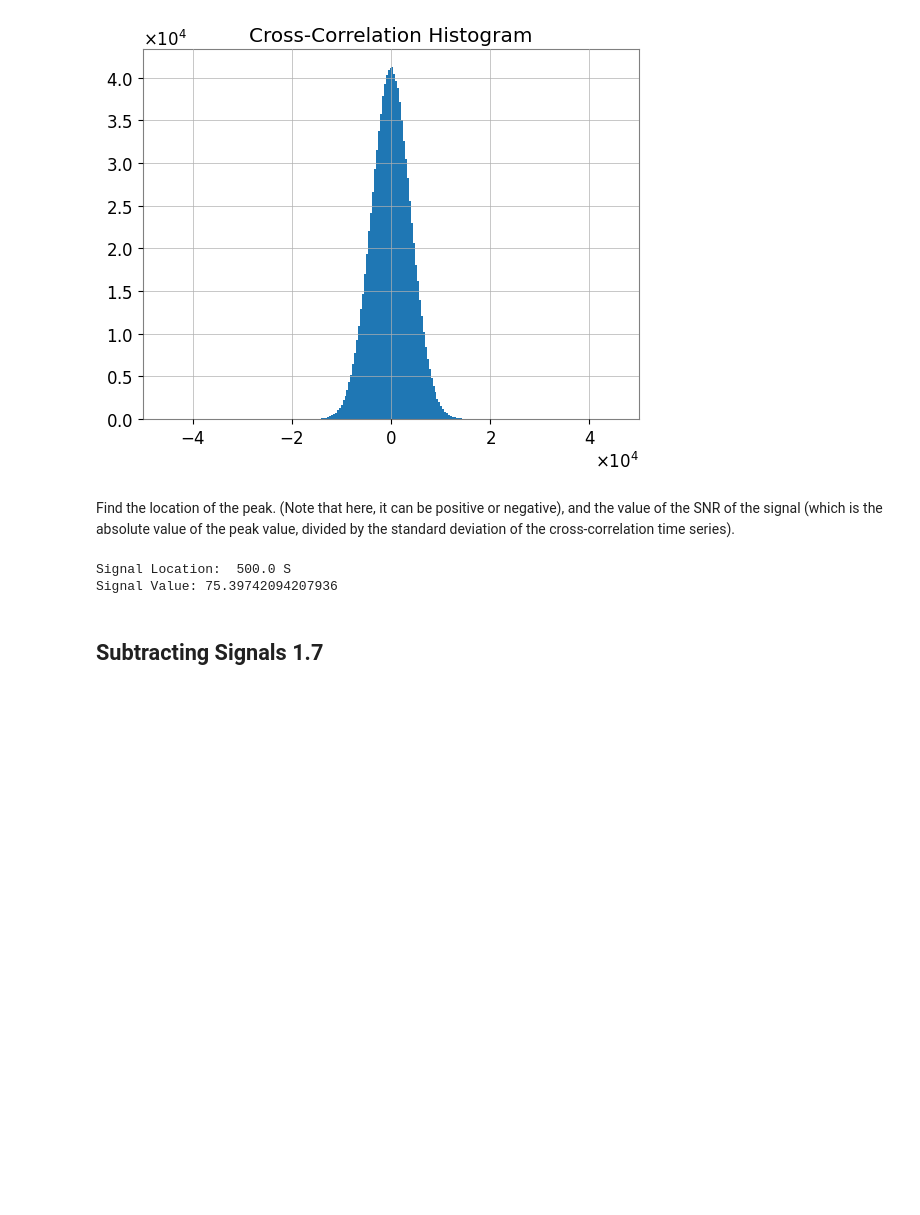
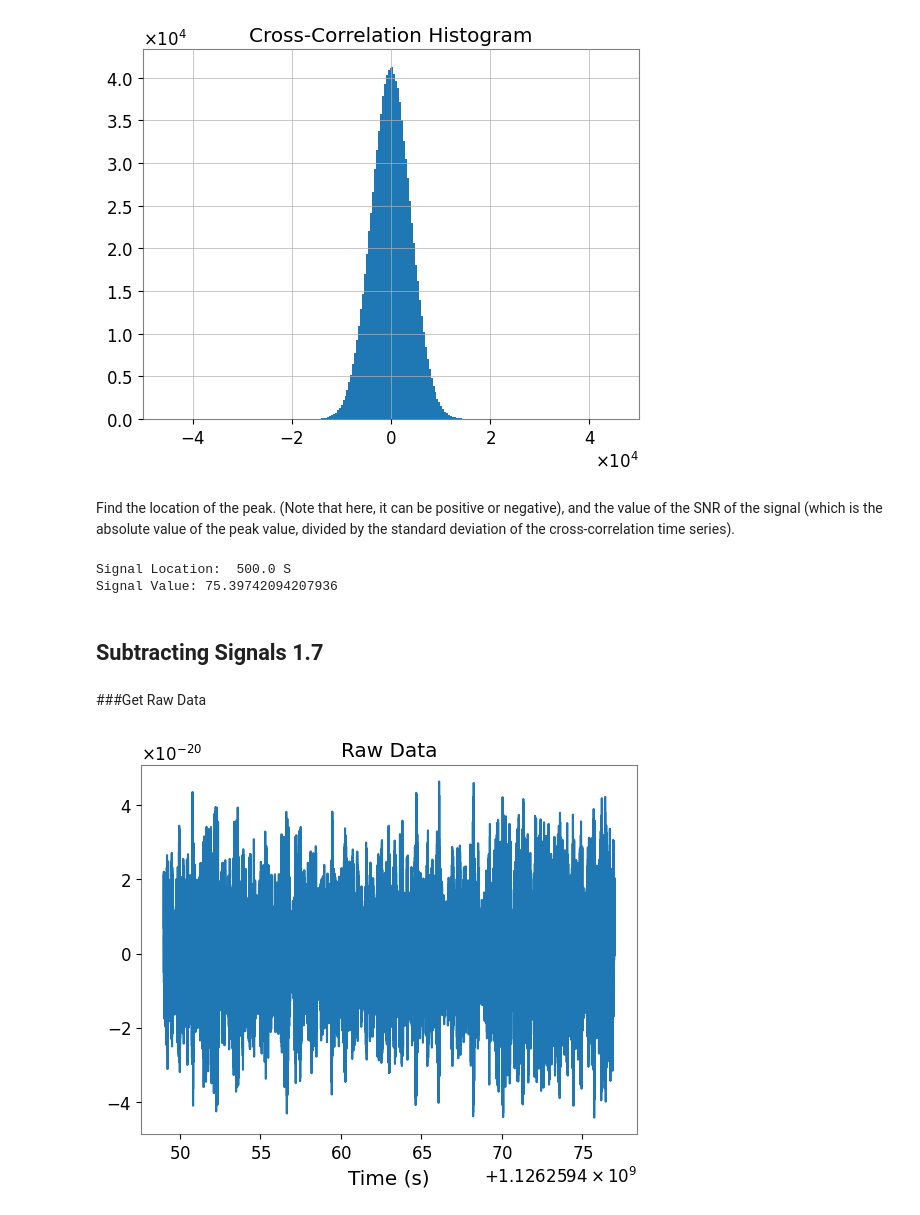
Before and after one commit to MrBenjaminHolmes/Gravitational-Waves, a Jupyter notebook: GWpy.ipynb, the cells around one changed output. Cells and saved outputs as stored; diff of their text form; code cells hidden in the pictures; blank space fills up the shorter version.

Commit message:
Subtracted Data

```diff
--- a/GWpy.ipynb
+++ b/GWpy.ipynb
@@ -294,3 +294,24 @@ Signal Location:  500.0 S
 Signal Value: 75.39742094207936
 # %% [markdown]
 ## Subtracting Signals 1.7
+# %% [markdown]
+###Get Raw Data
+# %%
+#Get Merger Raw Signal
+merger = Merger("GW150914")
+strain = merger.strain("H1")
+
+#Remove Low Frequencies with a Highpass
+strain = highpass(strain,15)
+#Resample data
+strain = resample_to_delta_t(strain,1/2048)
+#Crop Start and End Peaks
+strain = strain.crop(2, 2)
+
+plt.plot(strain.sample_times, strain)
+plt.title("Raw Data")
+plt.grid(False)
+plt.xlabel('Time (s)')
+plt.show()
+# %% [output]
+[figure, added]
```
Also changed, not shown: parts of 7 cells of this notebook.
